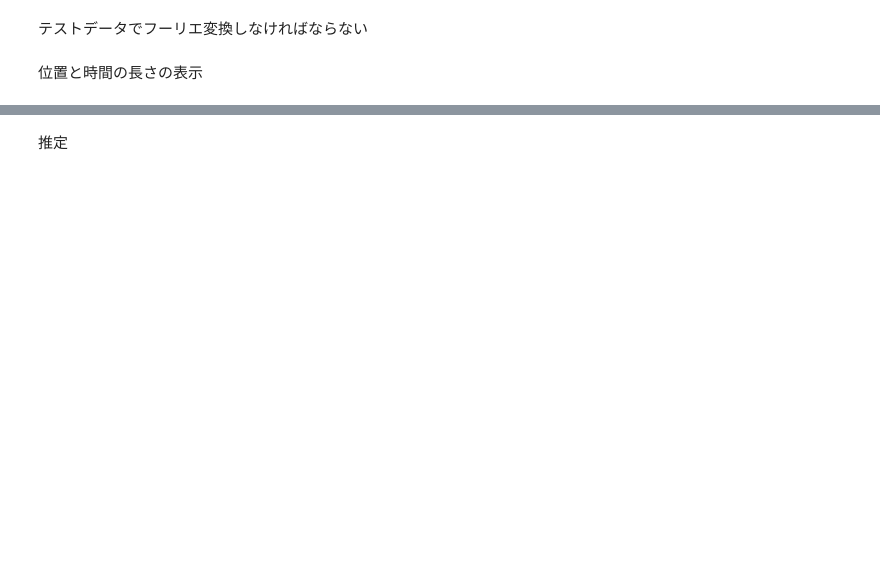
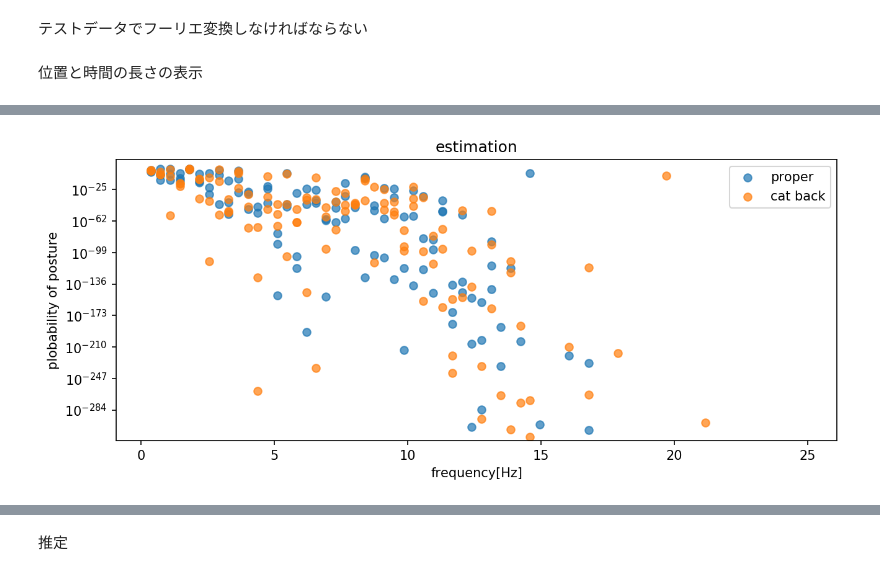
Before and after one commit to Xilorole/class_notebooks, a Jupyter notebook: 情報学習論/歩行の分離課題-ガンマ分布.ipynb, the cells around one changed output, grey strips where cells are left out. Cells and saved outputs as stored; diff of their text form; code cells hidden in the pictures; blank space fills up the shorter version.

```diff
--- a/情報学習論/歩行の分離課題-ガンマ分布.ipynb
+++ b/情報学習論/歩行の分離課題-ガンマ分布.ipynb
@@ -799,3 +851,17 @@ for datum in using_t_data:
+# %%
+plt.figure(figsize=(10,4),dpi=150)
+plt.title("estimation")
+plt.xlabel("frequency[Hz]")
+plt.ylabel("plobability of posture")
+plt.ylim(1e-320,1e10)
+plt.scatter(FR2,pi,alpha=0.7,label="proper")
+plt.scatter(FR2,pn,alpha=0.7,label="cat back")
+plt.legend()
+plt.yscale("log")
+
+plt.show()
+# %% [output]
+[figure, added]
 # %%
 ave
 # %% [output]
```
Also changed, not shown: parts of 11 cells of this notebook.
